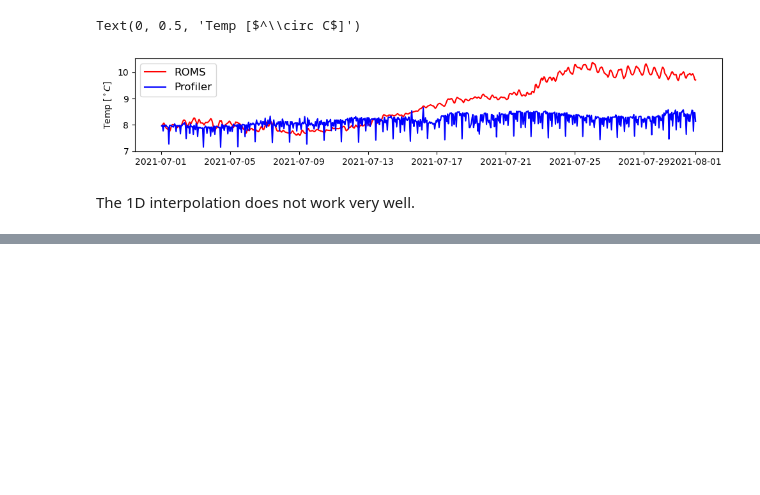
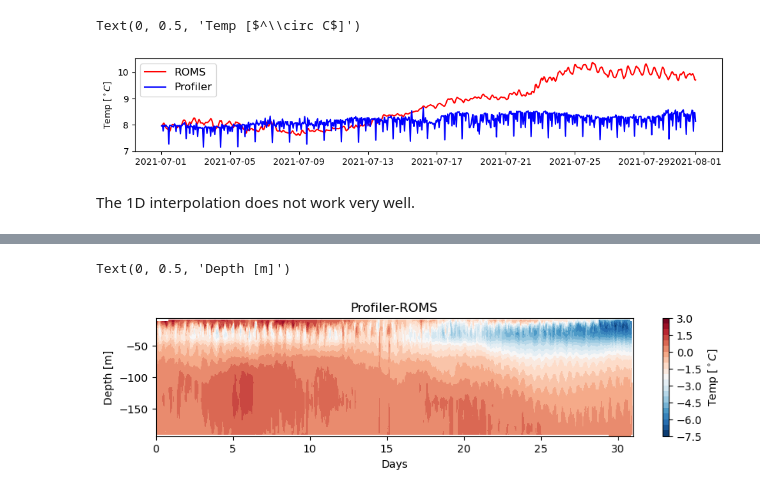
Before and after one commit to geo-smart/ocean, a Jupyter notebook: weiyang_notebooks/interpolation.ipynb, the cells around one changed output, grey strips where cells are left out. Saved outputs shown, nothing was run; the diff lists cells and outputs as text; code cells hidden in the pictures; blank space fills up the shorter version.

```diff
--- a/weiyang_notebooks/interpolation.ipynb
+++ b/weiyang_notebooks/interpolation.ipynb
@@ -124,0 +168,13 @@ array([-194.        , -190.9516129 , -187.90322581, -184.85483871,
+# %%
+# Divergence in contour plot
+plt.figure(figsize=(10, 2))
+contour = plt.contourf(grid_t/(24*60), grid_z, prof_int-roms_int, 20, cmap="RdBu_r")
+cbar = plt.colorbar(contour)
+#cbar.set_ticks([6,10,14,18])
+cbar.set_label(r'Temp $[^\circ C]$', fontsize=10)
+plt.title("Profiler-ROMS")
+plt.xlabel("Days")
+plt.ylabel("Depth [m]")
+# %% [output]
+Text(0, 0.5, 'Depth [m]')
+[figure, added]
```
Also changed, not shown: parts of 8 cells of this notebook.
